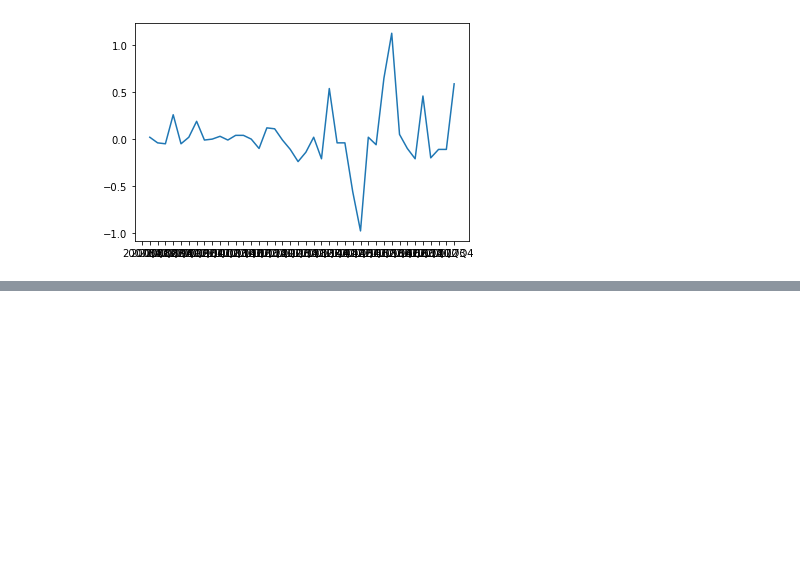
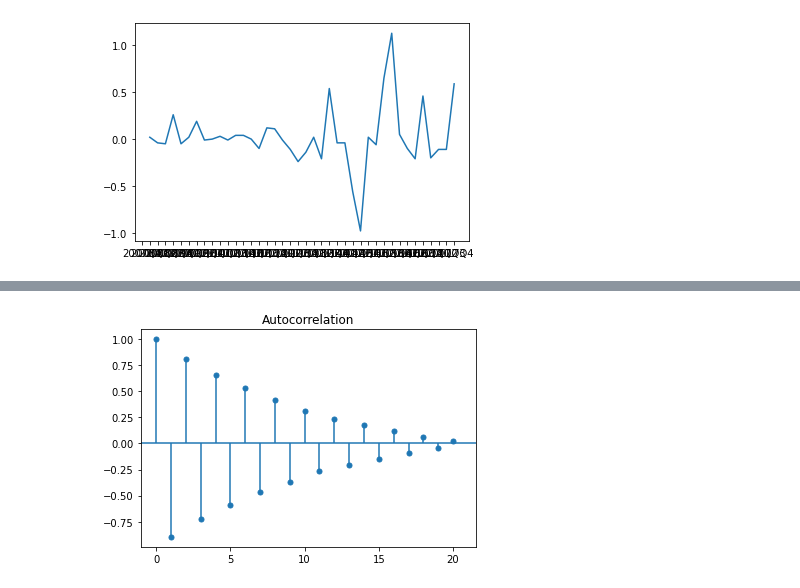
Before and after one commit to wuxianstella/DA_Bootcamp, a Jupyter notebook: time_series/Time_Series_Analysis.ipynb, the cells around one changed output, grey strips where cells are left out. Cells and saved outputs as stored; diff of their text form; code cells hidden in the pictures; blank space fills up the shorter version.

```diff
--- a/time_series/Time_Series_Analysis.ipynb
+++ b/time_series/Time_Series_Analysis.ipynb
@@ -755,0 +828,6 @@ plt.plot(HRB.diff(4))
+# %%
+# Plot 2: AR parameter = -0.9
+plot_acf(simulated_data_2, alpha=1, lags=20)
+plt.show()
+# %% [output]
+[figure, added]
```
Also changed, not shown: parts of 58 cells of this notebook, 2 other files.
